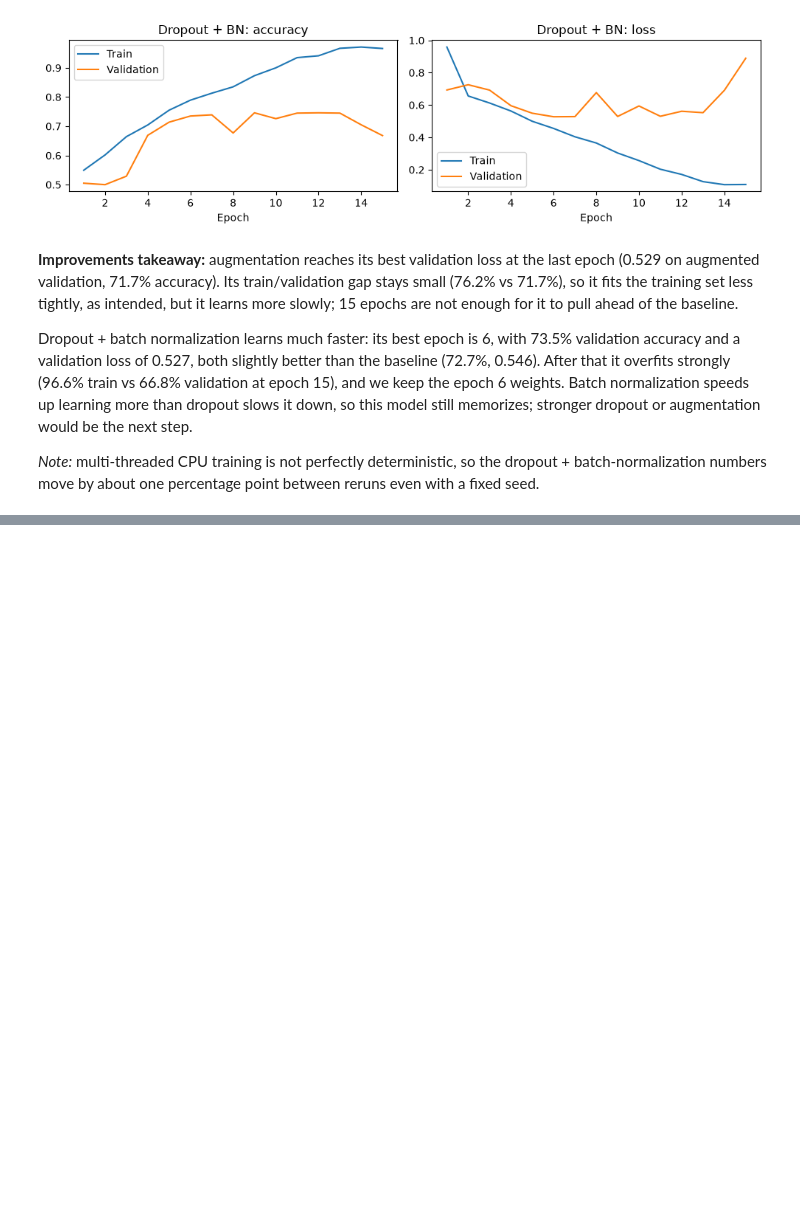
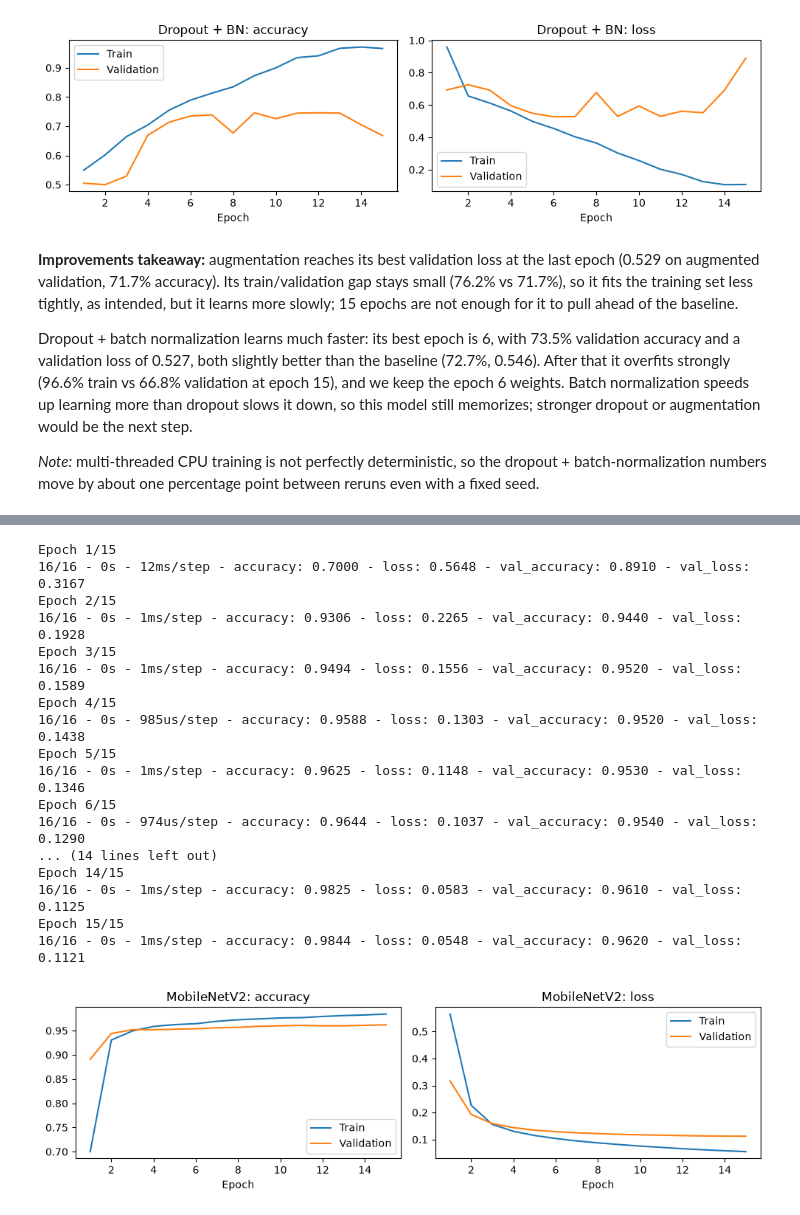
Before and after one commit to Vectra777/Projet-ia-it, a Jupyter notebook: cats_dogs_cnn.ipynb, the cells around one changed output, grey strips where cells are left out. Drawn from its saved outputs; the diff is of its cells as text; code cells hidden in the pictures; blank space fills up the shorter version.

Commit message:
Transfer learning avec MobileNetV2

```diff
--- a/cats_dogs_cnn.ipynb
+++ b/cats_dogs_cnn.ipynb
@@ -306,0 +310,30 @@ Dropout + batch normalization learns much faster: its best epoch is 6, with 73.5
+# %%
+tf.keras.utils.set_random_seed(42)
+base = tf.keras.applications.MobileNetV2(input_shape=(SIZE, SIZE, 3), include_top=False, weights='imagenet', pooling='avg')
+base.trainable = False
+def features(x):
+    return base.predict(tf.keras.applications.mobilenet_v2.preprocess_input(x.copy()), batch_size=BATCH, verbose=0)
+head = tf.keras.Sequential([tf.keras.layers.Input((1280,)), tf.keras.layers.Dense(1, activation='sigmoid')])
+fit('MobileNetV2', head, dataset(features(x_train), y_train, True), dataset(features(x_val), y_val))
+inputs = tf.keras.Input((SIZE, SIZE, 3))
+models['MobileNetV2'] = tf.keras.Model(inputs, head(base(tf.keras.layers.Rescaling(1/127.5, offset=-1)(inputs), training=False)))
+models['MobileNetV2'].compile(loss='binary_crossentropy', metrics=['accuracy'])
+# %% [output]
+Epoch 1/15
+16/16 - 0s - 12ms/step - accuracy: 0.7000 - loss: 0.5648 - val_accuracy: 0.8910 - val_loss: 0.3167
+Epoch 2/15
+16/16 - 0s - 1ms/step - accuracy: 0.9306 - loss: 0.2265 - val_accuracy: 0.9440 - val_loss: 0.1928
+Epoch 3/15
+16/16 - 0s - 1ms/step - accuracy: 0.9494 - loss: 0.1556 - val_accuracy: 0.9520 - val_loss: 0.1589
+Epoch 4/15
+16/16 - 0s - 985us/step - accuracy: 0.9588 - loss: 0.1303 - val_accuracy: 0.9520 - val_loss: 0.1438
+Epoch 5/15
+16/16 - 0s - 1ms/step - accuracy: 0.9625 - loss: 0.1148 - val_accuracy: 0.9530 - val_loss: 0.1346
+Epoch 6/15
+16/16 - 0s - 974us/step - accuracy: 0.9644 - loss: 0.1037 - val_accuracy: 0.9540 - val_loss: 0.1290
+... (14 lines left out)
+Epoch 14/15
+16/16 - 0s - 1ms/step - accuracy: 0.9825 - loss: 0.0583 - val_accuracy: 0.9610 - val_loss: 0.1125
+Epoch 15/15
+16/16 - 0s - 1ms/step - accuracy: 0.9844 - loss: 0.0548 - val_accuracy: 0.9620 - val_loss: 0.1121
+[figure, added]
```
Also changed, not shown: parts of 1 cell of this notebook.
